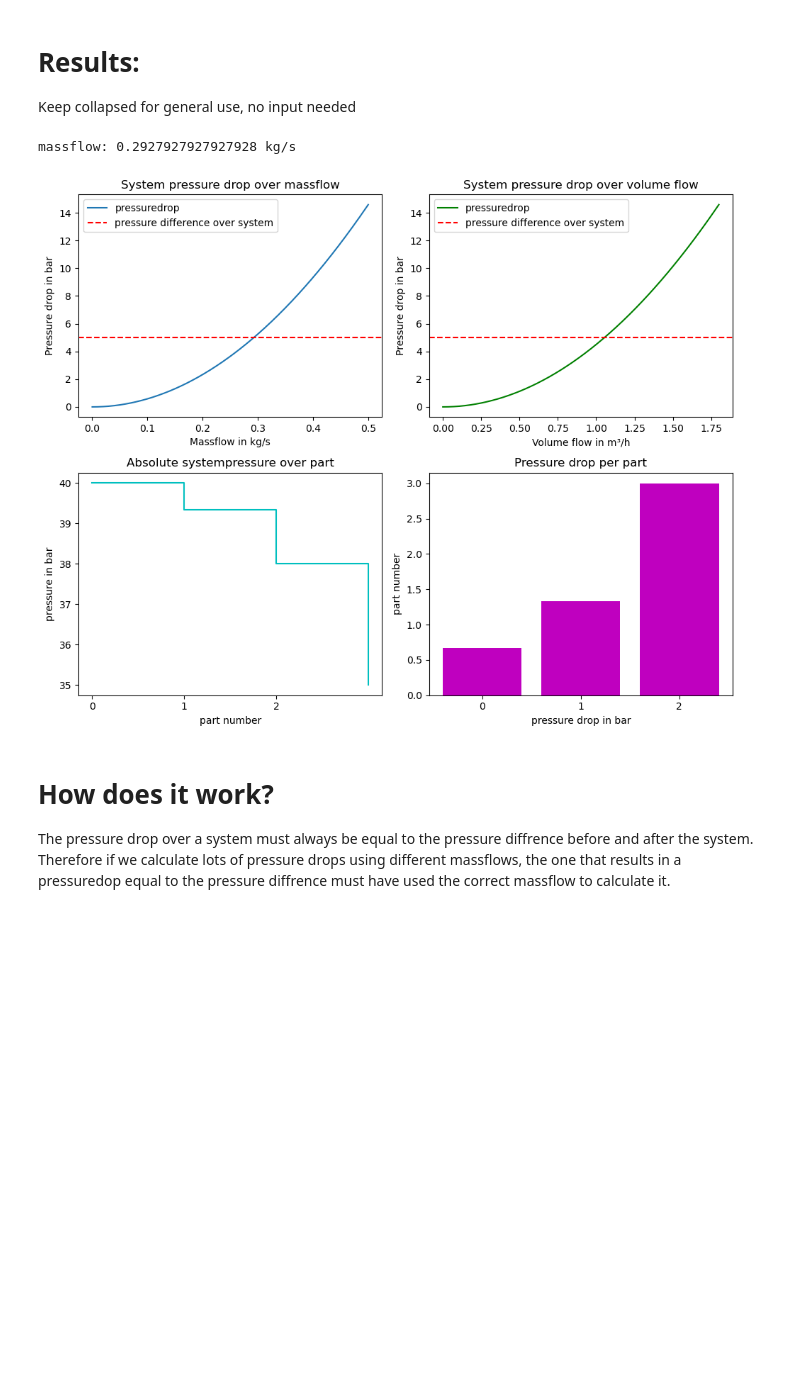
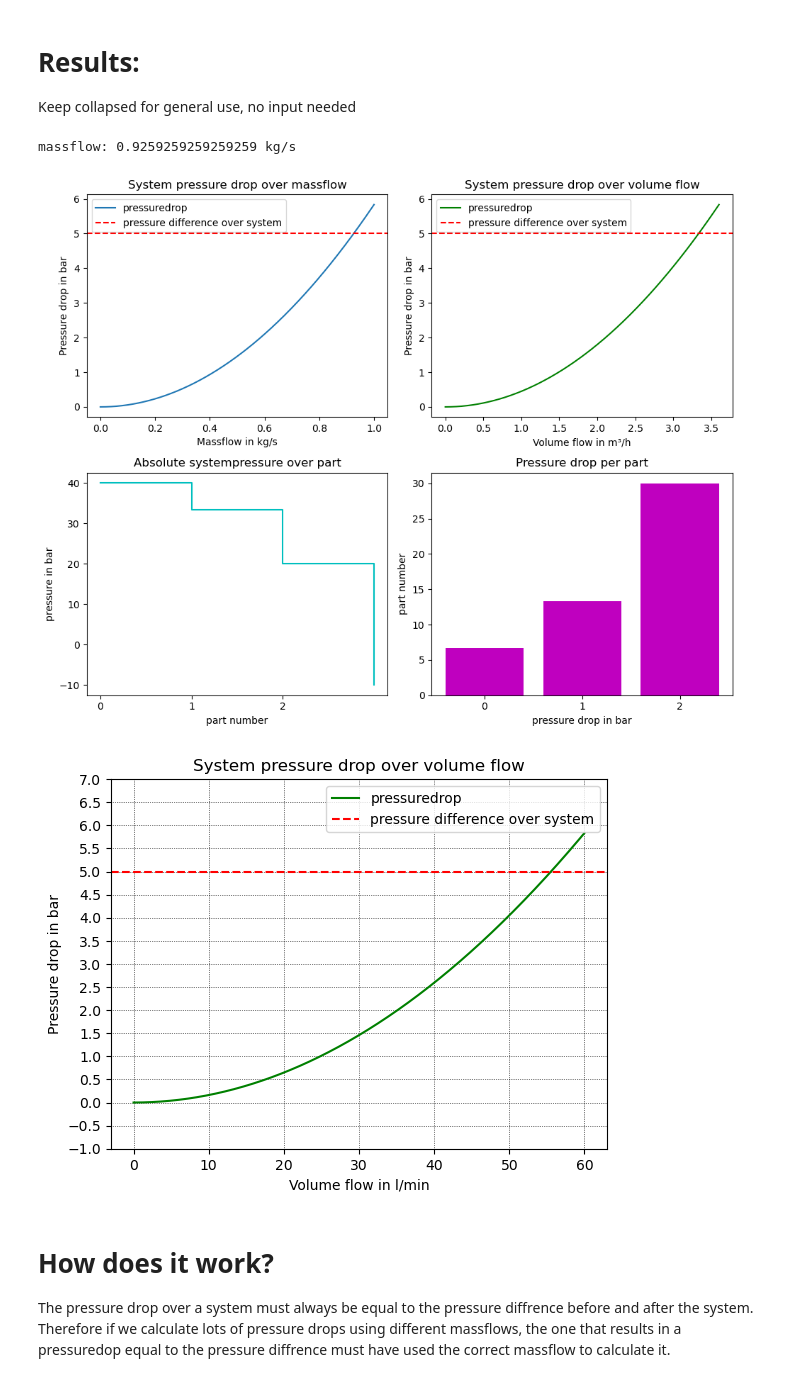
Before and after one commit to Sh4yen/pfsd, a Jupyter notebook: code.ipynb, the cells around one changed output. Drawn from its saved outputs; the diff is of its cells as text; code cells hidden in the pictures; blank space fills up the shorter version.

Commit message:
changed upper massflow, added pressure loss over volumeflow graph in l/min

```diff
--- a/code.ipynb
+++ b/code.ipynb
@@ -21,7 +21,7 @@ import matplotlib.pyplot as plt  # makes nice plots
 # Important inputs
 # %%
 lower_massflow = 0  # in kg/s
-upper_massflow = 0.5  # in kg/s  # 0.138
+upper_massflow = 1  # in kg/s  # 0.138
 density = 1000  # in kg/m³
 resolution = 1000  # number of massflows created between lower and upper_massflow, this impacts how precise your results will be
 tank_pressure = 40 # in bar
@@ -146,7 +146,7 @@ Keep collapsed for general use, no input needed
 # ------------------------------------------------------------------
 
 massflows = np.linspace(lower_massflow, upper_massflow, resolution)  # create an array of evenly spaced massflows to examine in between the expected range
-volume_flows = massflows / density  # Devide the massflows by the fluids density to recive an array of volume flows
+volume_flows = massflows / density  # Devide the massflows by the fluids density to recive an array of volume flows in m³/s
 
 for part in component.list:
     part.flow_speeds = volume_flows / part.area # here we use flow_speed = volume_flow / area to save the flow speed achived in each part
@@ -179,7 +179,6 @@ for i, drop in enumerate(bar_system_pressure_drops):
         expected_massflow_index = i
         print(f"massflow: {expected_massflow} kg/s")
         break
-
 
 # Visualize pressure drop over massflow
 # plt.plot(massflows, bar_system_pressure_drops, label='pressuredrop')
@@ -238,36 +237,55 @@ axs[0, 0].set_title('System pressure drop over massflow')
 axs[0, 0].axhline(y=pressure_difference, color='r', linestyle='--', label=f'pressure difference over system')
 axs[0, 0].legend()
 
+
 # Plot 2: Visualize pressure drop over volumeflow
 axs[0, 1].plot([flows * 60 * 60 for flows in volume_flows], bar_system_pressure_drops, label='pressuredrop', color="g")
 axs[0, 1].set_xlabel('Volume flow in m³/h')
 axs[0, 1].set_ylabel('Pressure drop in bar')
 axs[0, 1].set_title('System pressure drop over volume flow')
 axs[0, 1].axhline(y=pressure_difference, color='r', linestyle='--', label=f'pressure difference over system')
 axs[0, 1].legend()
+
 
 # Plot 3: Visualize pressure before and after each component
 axs[1, 0].step(parts, pressure_at_part, where='post', color="c")
 axs[1, 0].set_xticks(range(min(parts), max(parts)))
 axs[1, 0].set_xticklabels(parts[1:])
 axs[1, 0].set_xlabel('part number')
 axs[1, 0].set_ylabel('pressure in bar')
 axs[1, 0].set_title('Absolute systempressure over part')
 
 # Plot 4: Visualize pressure drop of each component
 axs[1, 1].bar([str(part) for part in parts[1:]], p_drop_per_part, color="m")
 axs[1, 1].set_xlabel('pressure drop in bar')
 axs[1, 1].set_ylabel('part number')
 axs[1, 1].set_title('Pressure drop per part')
 
 # Adjust layout to prevent clipping of titles
 plt.tight_layout()
-
 # Show the combined plot
 plt.show()
+
+
+# Plot 2: Visualize pressure drop over volumeflow
+plt.plot([flows * 60 * 1000 for flows in volume_flows], bar_system_pressure_drops, label='pressuredrop', color="g")
+plt.xlabel('Volume flow in l/min')
+plt.ylabel('Pressure drop in bar')
+plt.title('System pressure drop over volume flow')
+plt.axhline(y=pressure_difference, color='r', linestyle='--', label=f'pressure difference over system')
+plt.legend()
+plt.grid(True, which='both', linestyle=':', linewidth='0.5', color='black')
+
+# Double the number of y ticks
+num_ticks = len(plt.yticks()[0]) * 2 - 1
+plt.yticks(np.linspace(plt.yticks()[0][0], plt.yticks()[0][-1], num_ticks))
+
+# Show the standalone plot
+plt.show()
 # %% [output]
-massflow: 0.2927927927927928 kg/s
+massflow: 0.9259259259259259 kg/s
-[figure, old version]
+[figure, new version]
+[figure, added]
 # %% [markdown]
 # How does it work?
 The pressure drop over a system must always be equal to the pressure diffrence before and after the system. Therefore if we calculate lots of pressure drops using different massflows, the one that results in a pressuredop equal to the pressure diffrence must have used the correct massflow to calculate it.
```
